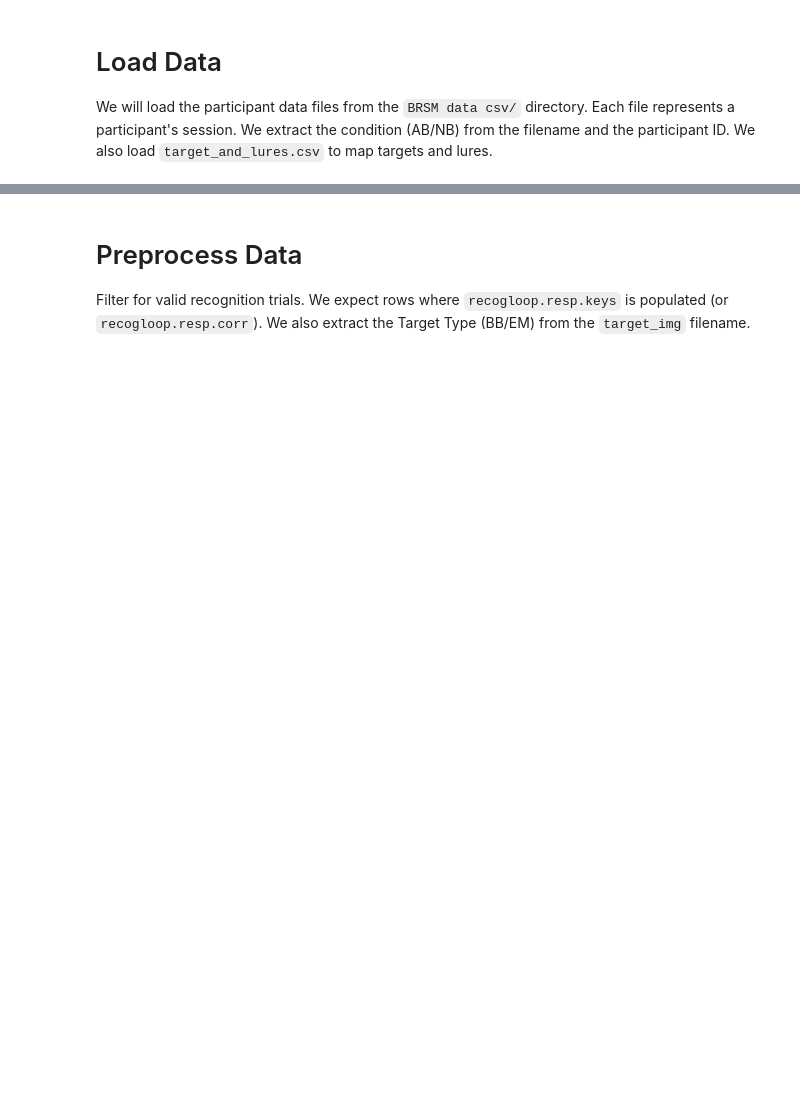
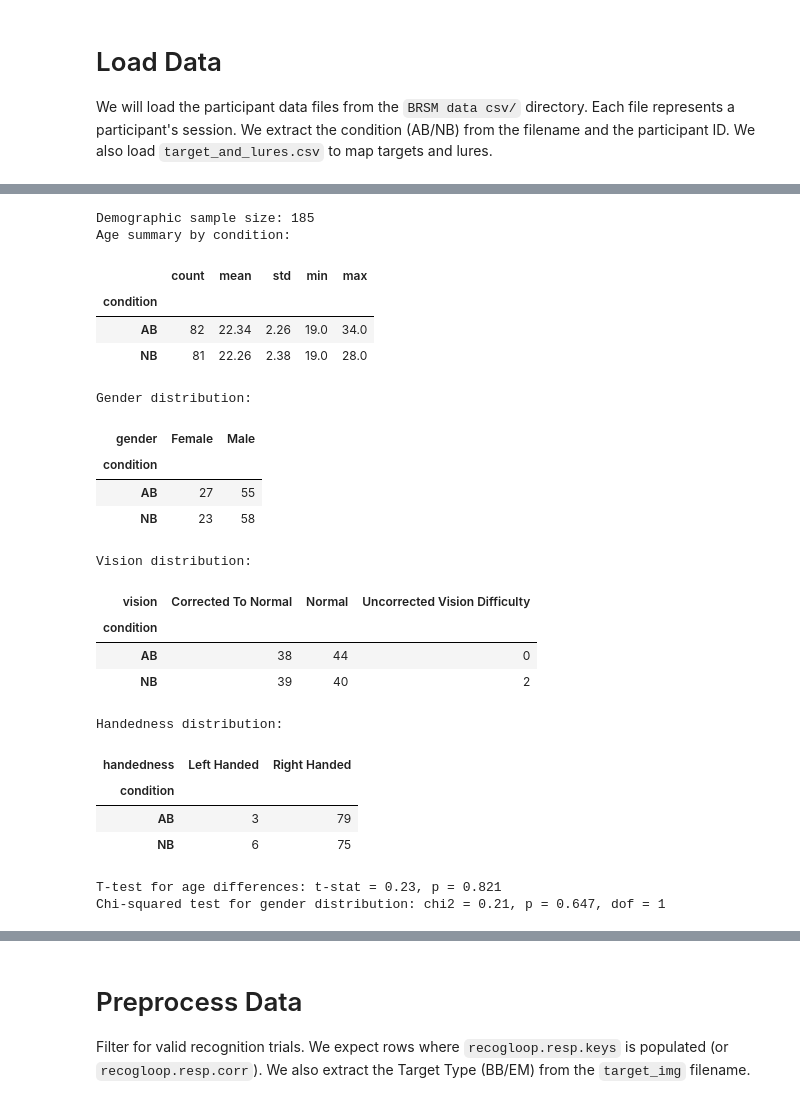
Before and after one commit to KartikVij2302/Movie-Memory-Analysis, a Jupyter notebook: visualisation.ipynb, the cells around one changed output, grey strips where cells are left out. Saved outputs shown, nothing was run; the diff lists cells and outputs as text; code cells hidden in the pictures; blank space fills up the shorter version.

```diff
--- a/visualisation.ipynb
+++ b/visualisation.ipynb
@@ -17,0 +32,69 @@ We also load `target_and_lures.csv` to map targets and lures.
+# %%
+# Load and summarize demographic metadata
+demo_path = 'Demographic data.xlsx'
+demo_df = pd.read_excel(demo_path)
+
+# Standardize column names
+demo_df.columns = (demo_df.columns
+                    .str.strip()
+                    .str.lower()
+                    .str.replace(' ', '_'))
+
+# Harmonize string columns
+for col in ['gender', 'handedness', 'vision']:
+    demo_df[col] = demo_df[col].astype(str).str.strip().str.title()
+
+# Extract experimental condition from participant ID (suffix _AB or _NB)
+demo_df['condition'] = (demo_df['sub_id']
+                        .str.extract(r'_([A-Za-z]{2})$', expand=False)
+                        .str.upper())
+
+# Descriptive statistics
+age_summary = demo_df.groupby('condition')['age'].agg(['count', 'mean', 'std', 'min', 'max']).round(2)
+gender_counts = pd.crosstab(demo_df['condition'], demo_df['gender'])
+vision_counts = pd.crosstab(demo_df['condition'], demo_df['vision'])
+handedness_counts = pd.crosstab(demo_df['condition'], demo_df['handedness'])
+
+print('Demographic sample size:', len(demo_df))
+print('Age summary by condition:')
+display(age_summary)
+print('Gender distribution:')
+display(gender_counts)
+print('Vision distribution:')
+display(vision_counts)
+print('Handedness distribution:')
+display(handedness_counts)
+
+# Inferential quick checks
+ab_age = demo_df.loc[demo_df['condition'] == 'AB', 'age'].dropna()
+nb_age = demo_df.loc[demo_df['condition'] == 'NB', 'age'].dropna()
+t_stat, p_t = stats.ttest_ind(ab_age, nb_age, equal_var=False)
+print(f'T-test for age differences: t-stat = {t_stat:.2f}, p = {p_t:.3f}')
+
+gender_table = pd.crosstab(demo_df['condition'], demo_df['gender'])
+chi2, p_chi, dof, _ = stats.chi2_contingency(gender_table)
+print(f'Chi-squared test for gender distribution: chi2 = {chi2:.2f}, p = {p_chi:.3f}, dof = {dof}')
+# %% [output]
+Demographic sample size: 185
+Age summary by condition:
+|  | count | mean | std | min | max |
+| condition |  |  |  |  |  |
+| AB | 82 | 22.34 | 2.26 | 19.0 | 34.0 |
+| NB | 81 | 22.26 | 2.38 | 19.0 | 28.0 |
+Gender distribution:
+| gender | Female | Male |
+| condition |  |  |
+| AB | 27 | 55 |
+| NB | 23 | 58 |
+Vision distribution:
+| vision | Corrected To Normal | Normal | Uncorrected Vision Difficulty |
+| condition |  |  |  |
+| AB | 38 | 44 | 0 |
+| NB | 39 | 40 | 2 |
+Handedness distribution:
+| handedness | Left Handed | Right Handed |
+| condition |  |  |
+| AB | 3 | 79 |
+| NB | 6 | 75 |
+T-test for age differences: t-stat = 0.23, p = 0.821
+Chi-squared test for gender distribution: chi2 = 0.21, p = 0.647, dof = 1
```
Also changed, not shown: parts of 8 cells of this notebook, 1 other file.
